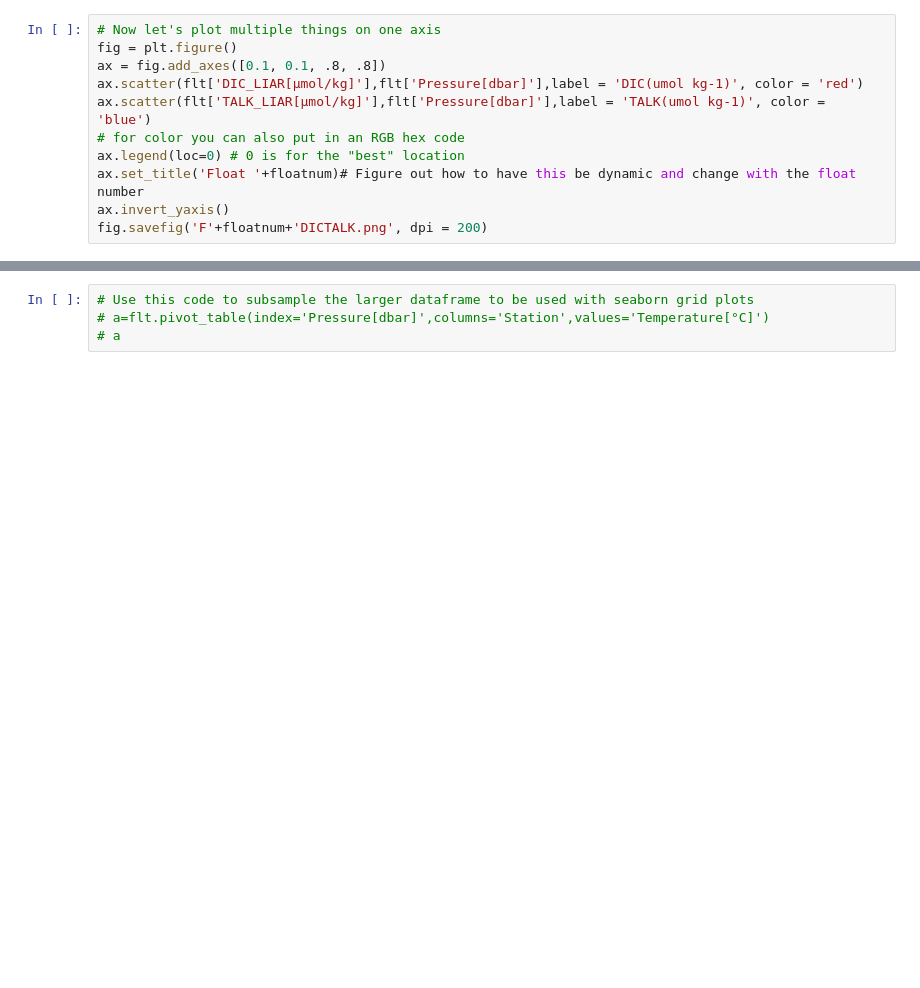
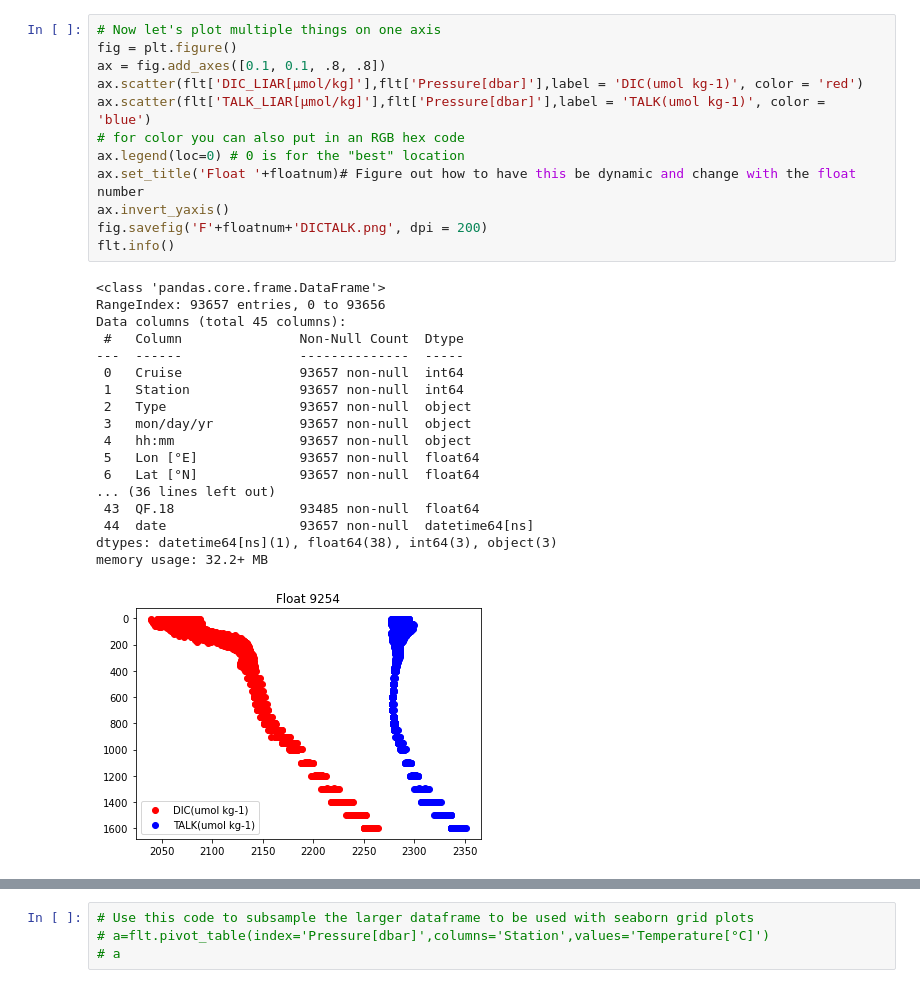
Before and after one commit to ognancy4life/OBD_Lab, a Jupyter notebook: OBD_SOCCOM_L3.ipynb, the cells around one changed output, grey strips where cells are left out. Saved outputs shown, nothing was run; the diff lists cells and outputs as text; blank space fills up the shorter version.

```diff
--- a/OBD_SOCCOM_L3.ipynb
+++ b/OBD_SOCCOM_L3.ipynb
@@ -209,11 +328,31 @@ fig.savefig('F'+floatnum+'TS.png', dpi = 200)
 # %%
 # Now let's plot multiple things on one axis
 fig = plt.figure()
 ax = fig.add_axes([0.1, 0.1, .8, .8])
 ax.scatter(flt['DIC_LIAR[µmol/kg]'],flt['Pressure[dbar]'],label = 'DIC(umol kg-1)', color = 'red')
 ax.scatter(flt['TALK_LIAR[µmol/kg]'],flt['Pressure[dbar]'],label = 'TALK(umol kg-1)', color = 'blue')
 # for color you can also put in an RGB hex code
 ax.legend(loc=0) # 0 is for the "best" location
 ax.set_title('Float '+floatnum)# Figure out how to have this be dynamic and change with the float number
 ax.invert_yaxis()
 fig.savefig('F'+floatnum+'DICTALK.png', dpi = 200)
+flt.info()
+# %% [output]
+<class 'pandas.core.frame.DataFrame'>
+RangeIndex: 93657 entries, 0 to 93656
+Data columns (total 45 columns):
+ #   Column               Non-Null Count  Dtype
+---  ------               --------------  -----
+ 0   Cruise               93657 non-null  int64
+ 1   Station              93657 non-null  int64
+ 2   Type                 93657 non-null  object
+ 3   mon/day/yr           93657 non-null  object
+ 4   hh:mm                93657 non-null  object
+ 5   Lon [°E]             93657 non-null  float64
+ 6   Lat [°N]             93657 non-null  float64
+... (36 lines left out)
+ 43  QF.18                93485 non-null  float64
+ 44  date                 93657 non-null  datetime64[ns]
+dtypes: datetime64[ns](1), float64(38), int64(3), object(3)
+memory usage: 32.2+ MB
+[figure, added]
```
Also changed, not shown: parts of 52 cells of this notebook, 6 other files.
